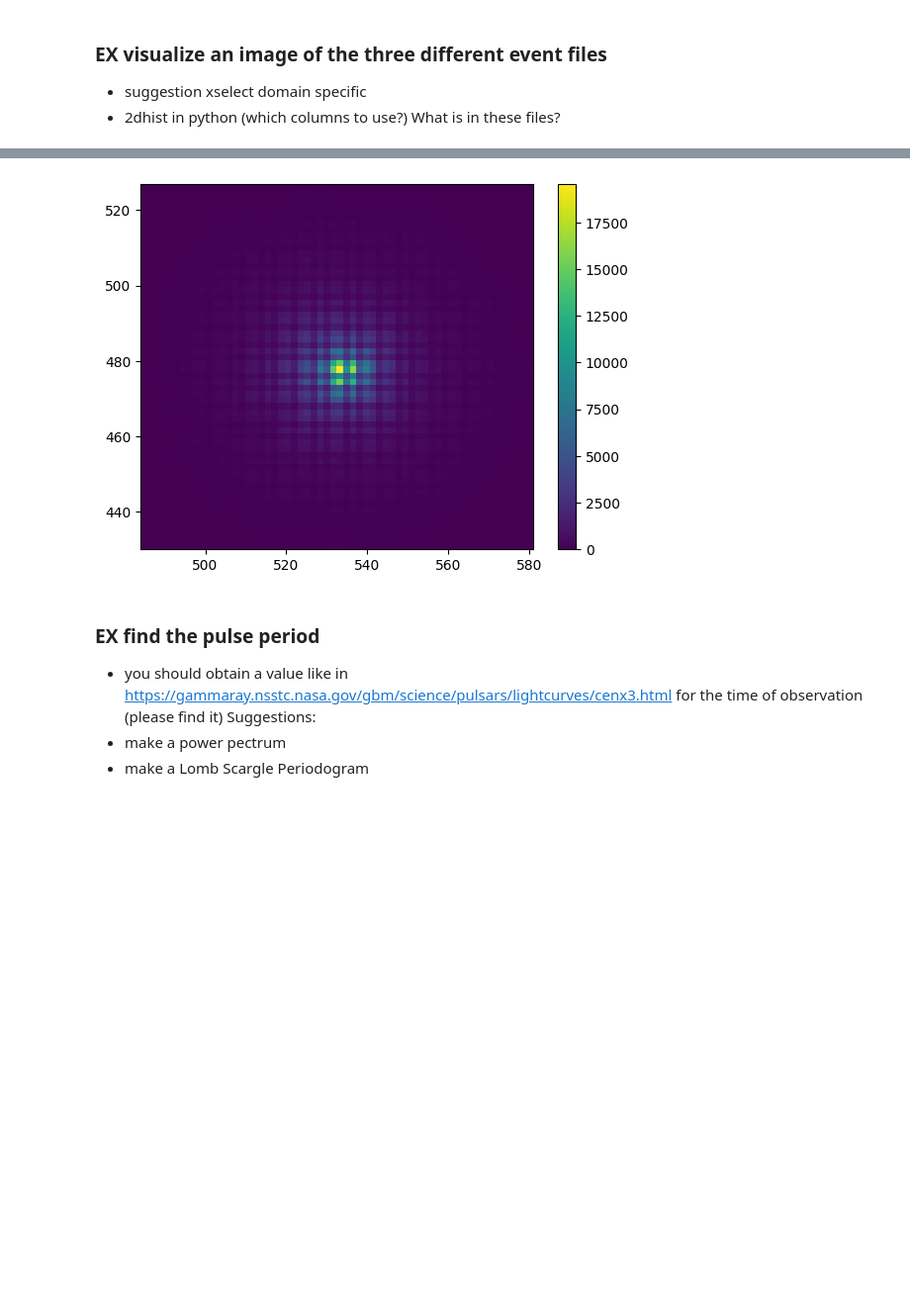
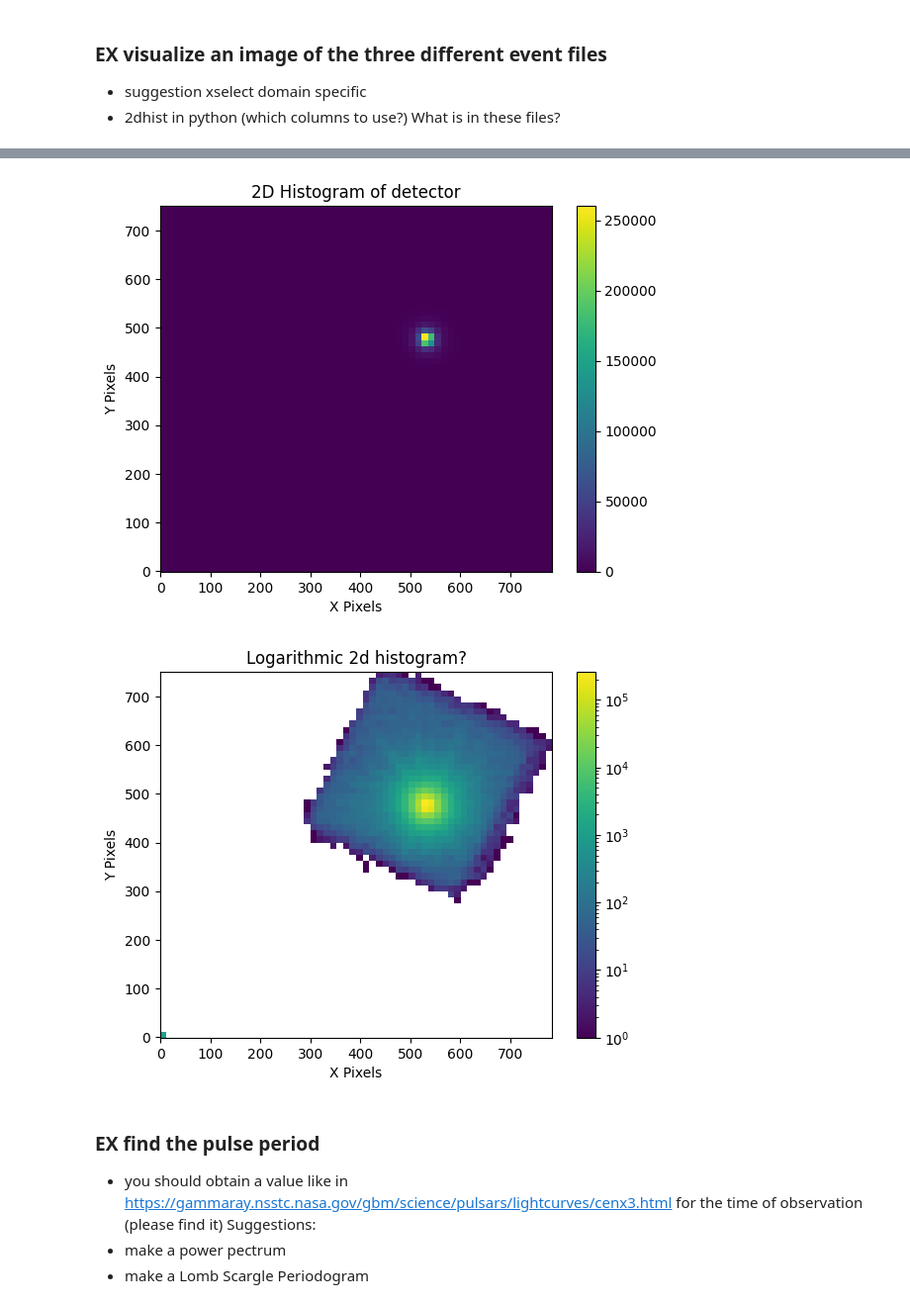
Before and after one commit to SamMerc/APLI, a Jupyter notebook: notebooks/Day1.ipynb, the cells around one changed output, grey strips where cells are left out. Shown at 99% size. Saved outputs shown, nothing was run; the diff lists cells and outputs as text; code cells hidden in the pictures; blank space fills up the shorter version.

```diff
--- a/notebooks/Day1.ipynb
+++ b/notebooks/Day1.ipynb
@@ -216,7 +235,7 @@ WARNING:root:Segment with a single time bin! Ignoring this segment!
 What is in these files?
 # %%
 #Plotting image seen on detector A -> containing background + source
-image_file1 = pf.open('sourceA.evt')
+image_file1 = pf.open('FPMA_3.0_7.0_cl_barycorr.evt')
 image_file1.info()
 Event_image = image_file1[1].data
 # %% [output]
@@ -239,14 +261,28 @@ FITS_rec([(1.86603042e+08, 0.03197279, 0,  4, 4, [0, 0, 0, 0, 0, 0, 0, 0, 0, 0,
          dtype=(numpy.record, [('TIME', '>f8'), ('PRIOR', '>f8'), ('DET_ID', 'u1'), ('RAWX', 'u1'), ('RAWY', 'u1'), ('STATUS', 'u1', (2,)), ('GRADE', '>i2'), ('SURRPI', '>i4'), ('PI', '>i4'), ('DET1X' ...
 # %%
 #Plotting 2D histogram with x and y coord of events on detector
+import matplotlib.colors as colors
 X_coord = Event_image['X']
 Y_coord = Event_image['Y']
 
-plt.hist2d(X_coord, Y_coord, bins=(60, 60))
+#Making normal 2D histogram
+plt.hist2d(X_coord, Y_coord, bins=(60,60))
+plt.title('2D Histogram of detector')
+plt.xlabel('X Pixels')
+plt.ylabel('Y Pixels')
 plt.colorbar()
 plt.show()
+
+#Making logarithmic 2D histogram
+plt.hist2d(X_coord, Y_coord, bins=(60,60), norm="log")
+plt.title('Logarithmic 2d histogram?')
+plt.xlabel('X Pixels')
+plt.ylabel('Y Pixels')
+plt.colorbar()
+plt.show()
 # %% [output]
-[figure, old version]
+[figure, new version]
+[figure, added]
 # %% [markdown]
 ### EX find the pulse period
 - you should obtain a value like in https://gammaray.nsstc.nasa.gov/gbm/science/pulsars/lightcurves/cenx3.html for the time of observation (please find it)
```
Also changed, not shown: parts of 25 cells of this notebook.
